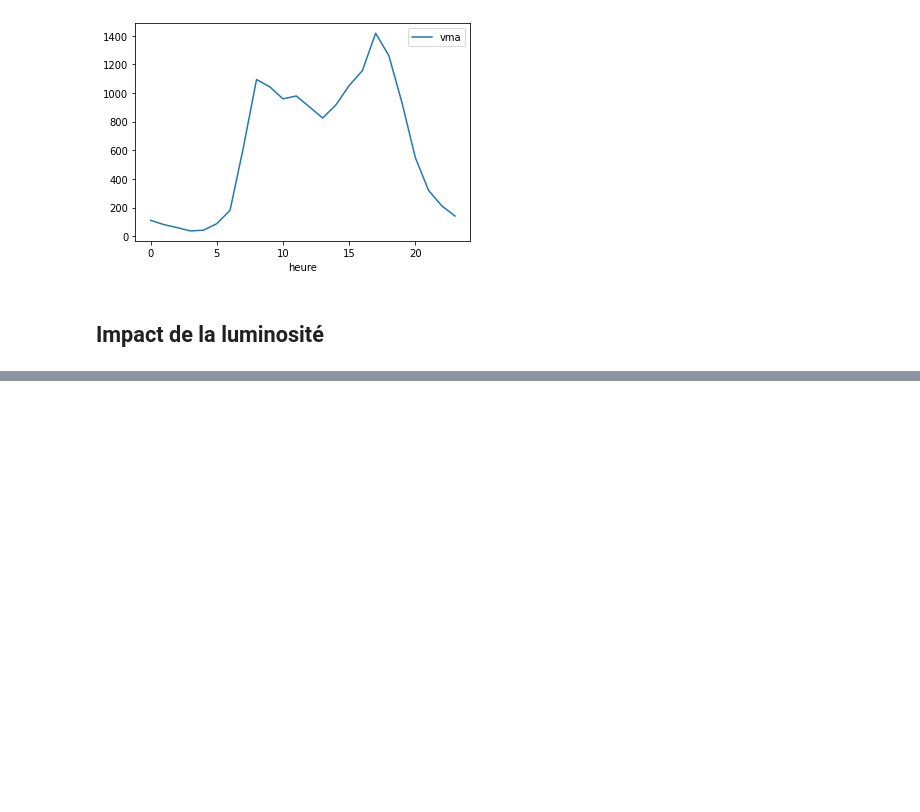
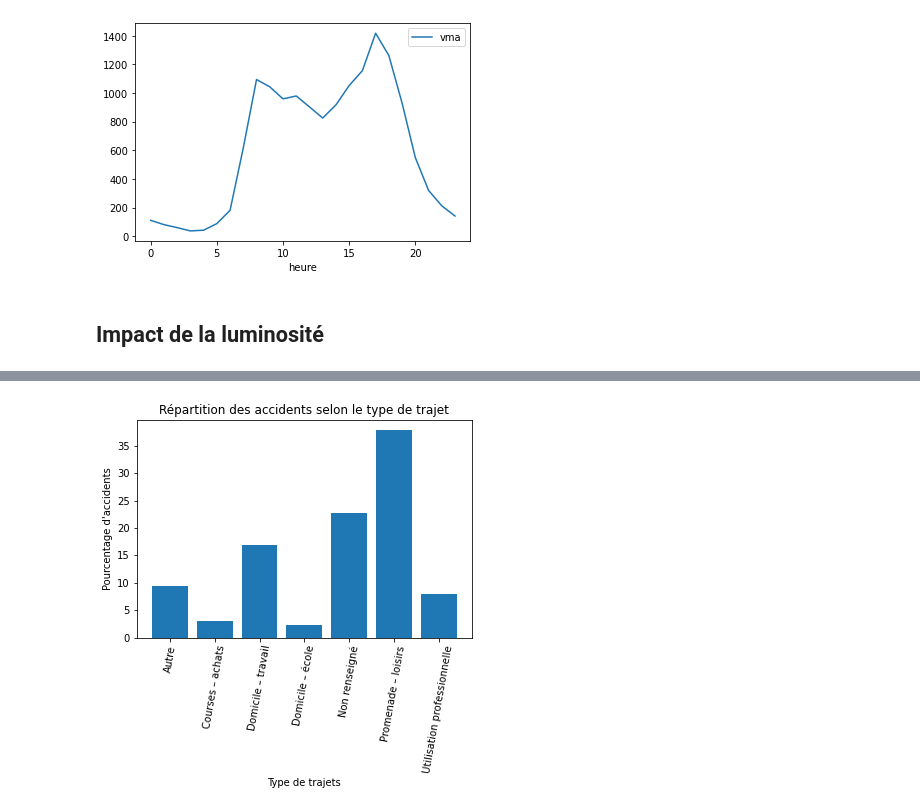
Before and after one commit to sachamuller/velosafe, a Jupyter notebook: examples/VIZ_VELO.ipynb, the cells around one changed output, grey strips where cells are left out. Cells and saved outputs as stored; diff of their text form; code cells hidden in the pictures; blank space fills up the shorter version.

```diff
--- a/examples/VIZ_VELO.ipynb
+++ b/examples/VIZ_VELO.ipynb
@@ -216,0 +278,11 @@ d.plot()
+# %%
+acc_by_trajet = df[['Num_Acc', 'trajet']].groupby(by = ['trajet']).count()
+acc_by_trajet['percent'] = (acc_by_trajet['Num_Acc'] / acc_by_trajet['Num_Acc'].sum()) * 100
+# %%
+plt.bar(acc_by_trajet.index, acc_by_trajet['percent'])
+plt.title("Répartition des accidents selon le type de trajet")
+plt.xlabel('Type de trajets')
+plt.ylabel("Pourcentage d'accidents")
+plt.tick_params(axis='x', labelrotation=80)
+# %% [output]
+[figure, added]
```
Also changed, not shown: parts of 8 cells of this notebook.
